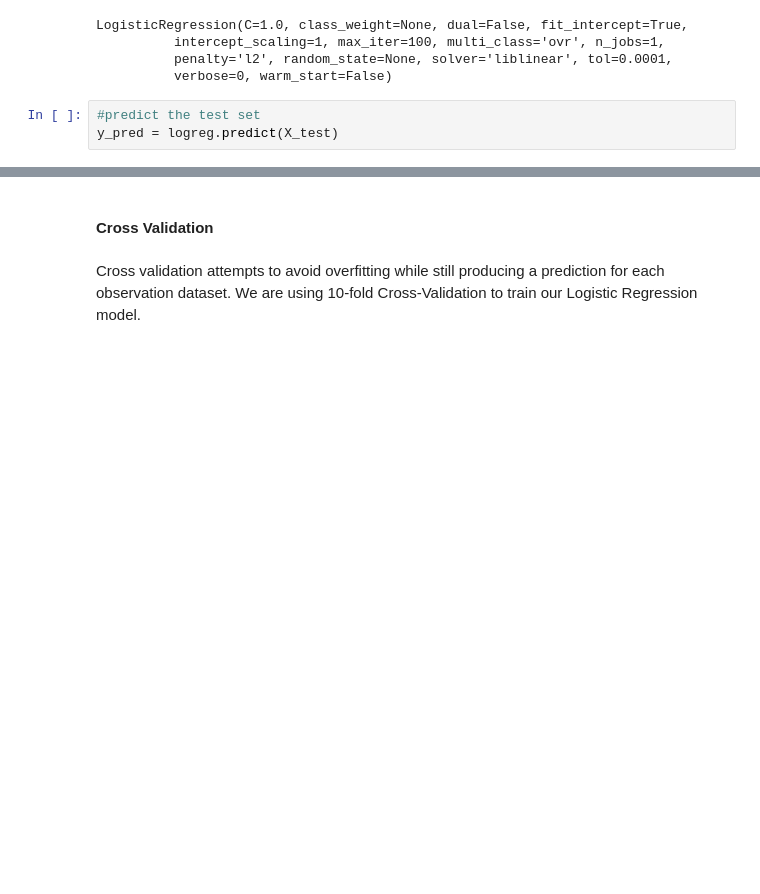
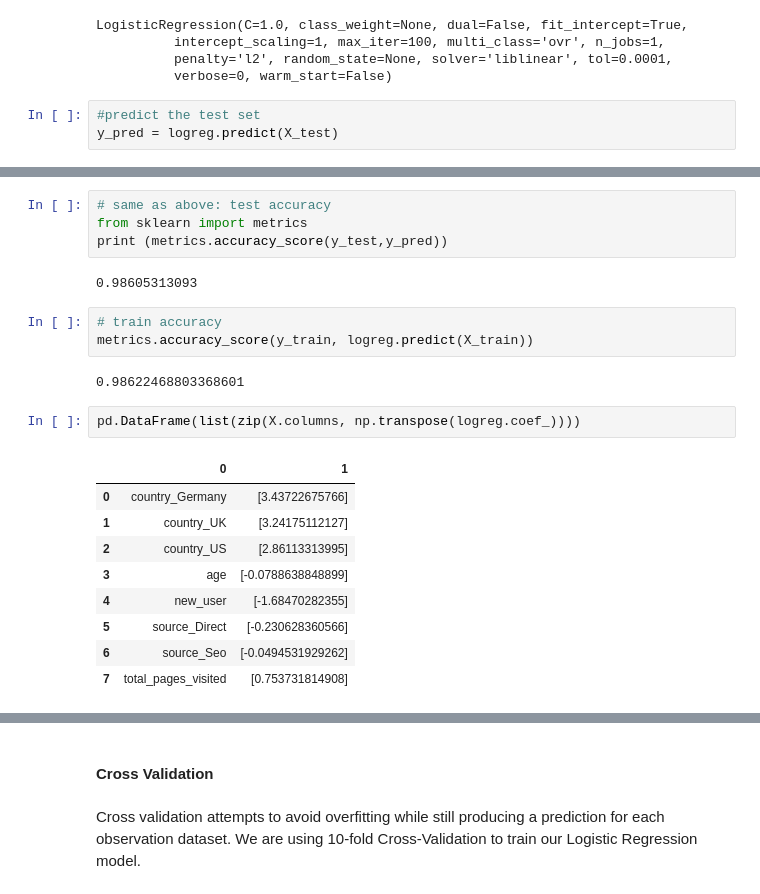
Before and after one commit to forestshen/Case-Study-Data-Analysis-Machine-Learning-with-Python, a Jupyter notebook: Conversion Rate.ipynb, the cells around one changed output, grey strips where cells are left out. Drawn from its saved outputs; the diff is of its cells as text; blank space fills up the shorter version.

```diff
--- a/Conversion Rate.ipynb
+++ b/Conversion Rate.ipynb
@@ -322,0 +359,23 @@ logreg.score(X_test,y_test)
+# %%
+# same as above: test accuracy
+from sklearn import metrics
+print (metrics.accuracy_score(y_test,y_pred))
+# %% [output]
+0.98605313093
+# %%
+# train accuracy
+metrics.accuracy_score(y_train, logreg.predict(X_train))
+# %% [output]
+0.98622468803368601
+# %%
+pd.DataFrame(list(zip(X.columns, np.transpose(logreg.coef_))))
+# %% [output]
+|  | 0 | 1 |
+| 0 | country_Germany | [3.43722675766] |
+| 1 | country_UK | [3.24175112127] |
+| 2 | country_US | [2.86113313995] |
+| 3 | age | [-0.0788638848899] |
+| 4 | new_user | [-1.68470282355] |
+| 5 | source_Direct | [-0.230628360566] |
+| 6 | source_Seo | [-0.0494531929262] |
+| 7 | total_pages_visited | [0.753731814908] |
```
Also changed, not shown: parts of 58 cells of this notebook.
